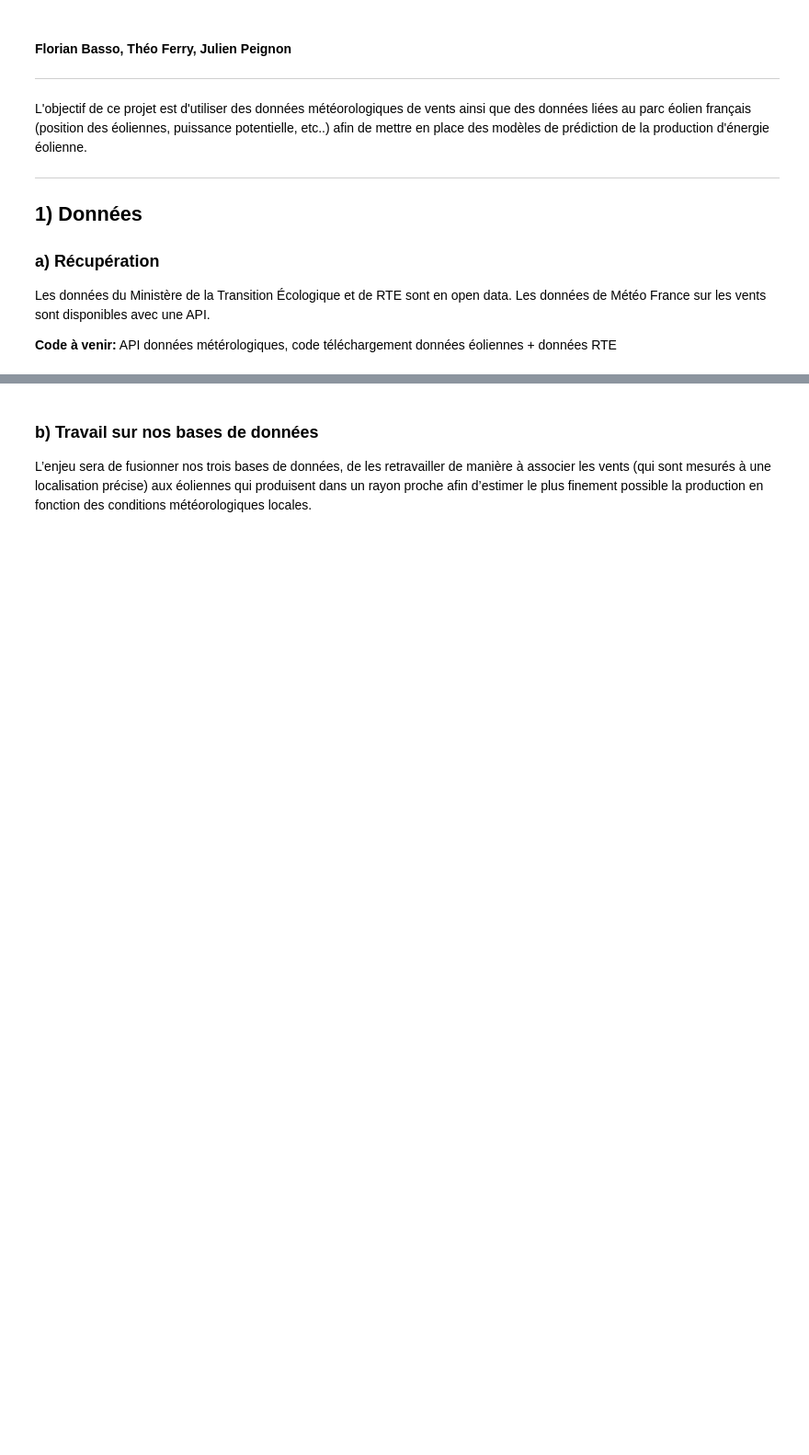
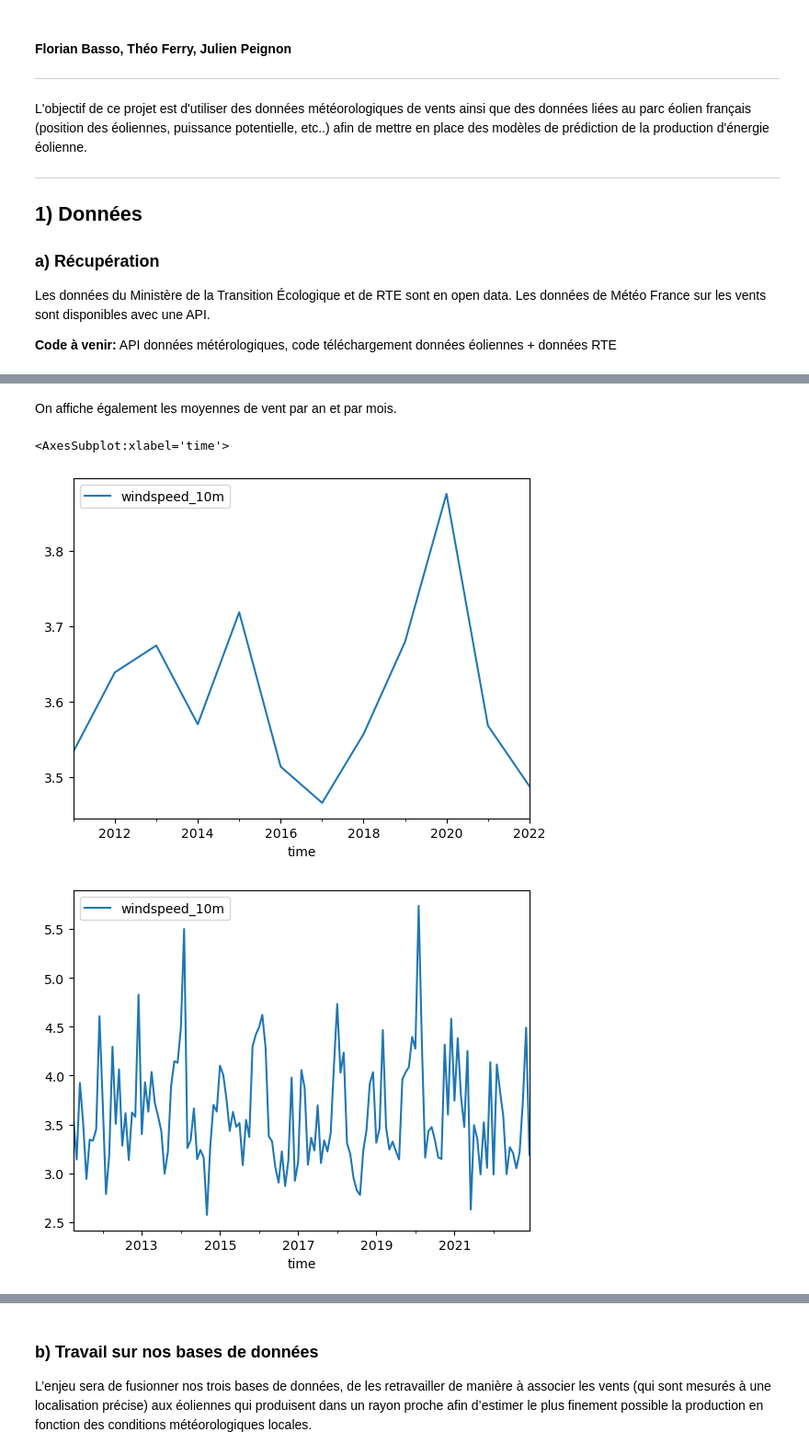
Before and after one commit to Basso42/Production-eolienne-ENSAE, a Jupyter notebook: ProjetPython.ipynb, the cells around one changed output, grey strips where cells are left out. Shown at 92% size. Drawn from its saved outputs; the diff is of its cells as text; code cells hidden in the pictures; blank space fills up the shorter version.

```diff
--- a/ProjetPython.ipynb
+++ b/ProjetPython.ipynb
@@ -11,0 +263,9 @@ Les données du Ministère de la Transition Écologique et de RTE sont en open d
+# %% [markdown]
+On affiche également les moyennes de vent par an et par mois.
+# %%
+donnees_vent.resample('Y').mean().plot()
+donnees_vent.resample('M').mean().plot()
+# %% [output]
+<AxesSubplot:xlabel='time'>
+[figure, added]
+[figure, added]
```
Also changed, not shown: parts of 92 cells of this notebook, 1 other file.
